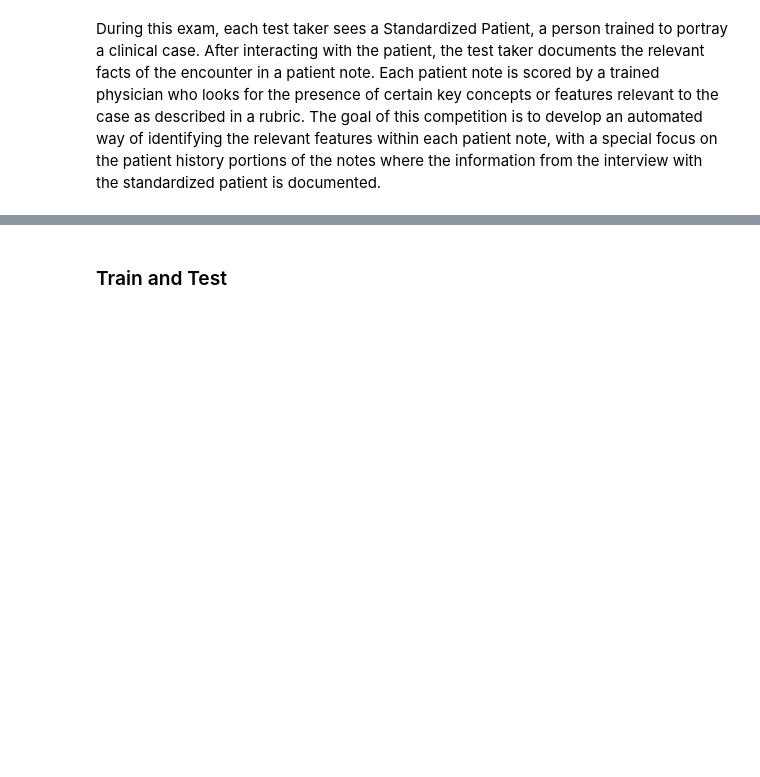
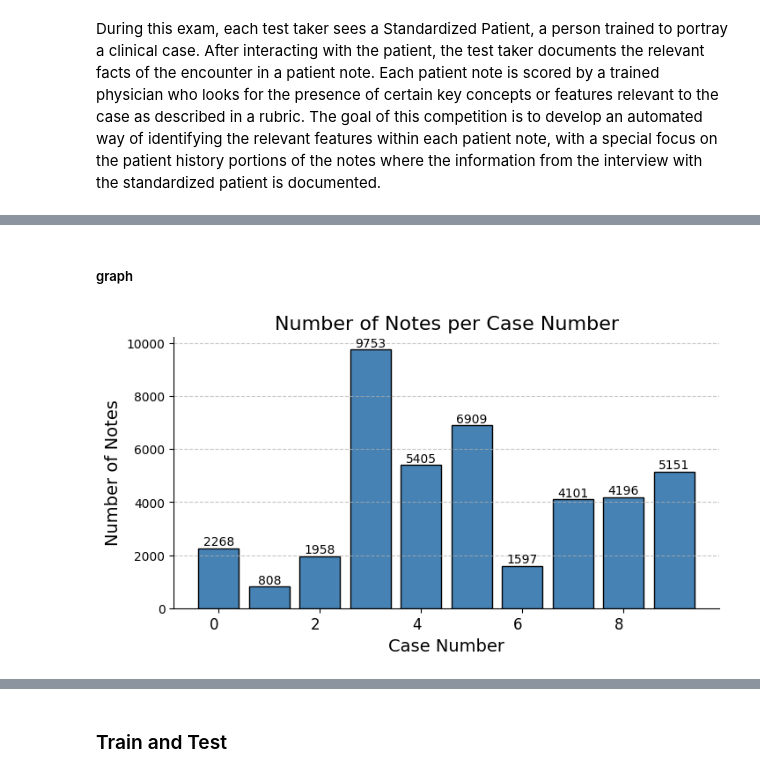
Before and after one commit to kartheekkotha/ClinicalPatientNotesScoring, a Jupyter notebook: src/dataAnalysis.ipynb, the cells around one changed output, grey strips where cells are left out. Cells and saved outputs as stored; diff of their text form; code cells hidden in the pictures; blank space fills up the shorter version.

```diff
--- a/src/dataAnalysis.ipynb
+++ b/src/dataAnalysis.ipynb
@@ -18,3 +9,10 @@ Unable to create process using 'C:\Users\Kartheek Kotha\.conda\envs\nlp\python.e
 ## Data Reading
 # %% [markdown]
 During this exam, each test taker sees a Standardized Patient, a person trained to portray a clinical case. After interacting with the patient, the test taker documents the relevant facts of the encounter in a patient note. Each patient note is scored by a trained physician who looks for the presence of certain key concepts or features relevant to the case as described in a rubric. The goal of this competition is to develop an automated way of identifying the relevant features within each patient note, with a special focus on the patient history portions of the notes where the information from the interview with the standardized patient is documented.
+# %%
+DATA_DIR = "../data/nbme-score-clinical-patient-notes"
+notes_df = pd.read_csv(os.path.join(DATA_DIR, "patient_notes.csv"))
+features_df = pd.read_csv(os.path.join(DATA_DIR, "features.csv"))
+train_df = pd.read_csv(os.path.join(DATA_DIR, "train.csv"))
+test_df = pd.read_csv(os.path.join(DATA_DIR, "test.csv"))
+samplesub_df = pd.read_csv(os.path.join(DATA_DIR, "sample_submission.csv"))
@@ -20,0 +63,4 @@ During this exam, each test taker sees a Standardized Patient, a person trained
+# %%
+case_cnt = pd.DataFrame(notes_df.groupby(["case_num"])["case_num"].count())
+case_cnt.rename(columns={"case_num": "count"}, inplace=True)
+case_cnt.reset_index(inplace=True)
@@ -20,0 +81,34 @@ During this exam, each test taker sees a Standardized Patient, a person trained
+# %% [markdown]
+##### graph
+# %%
+case_nums = case_cnt["case_num"]
+counts = case_cnt["count"]
+
+plt.figure(figsize=(8,4 ))
+bars = plt.bar(
+    case_nums, counts, color="#4682B4", edgecolor="black"
+)
+
+plt.xlabel("Case Number", fontsize=14)
+plt.ylabel("Number of Notes", fontsize=14)
+plt.title("Number of Notes per Case Number", fontsize=16)
+plt.grid(axis="y", linestyle="--", alpha=0.7)
+plt.xticks(ha="right", fontsize=12)
+
+for bar in bars:
+    height = bar.get_height()
+    plt.text(
+        bar.get_x() + bar.get_width() / 2,
+        height,
+        f"{height}",
+        ha="center",
+        va="bottom",
+        fontsize=10,
+    )
+
+plt.gca().spines["top"].set_visible(False)
+plt.gca().spines["right"].set_visible(False)
+
+plt.show()
+# %% [output]
+[figure, added]
```
Also changed, not shown: parts of 43 cells of this notebook.
